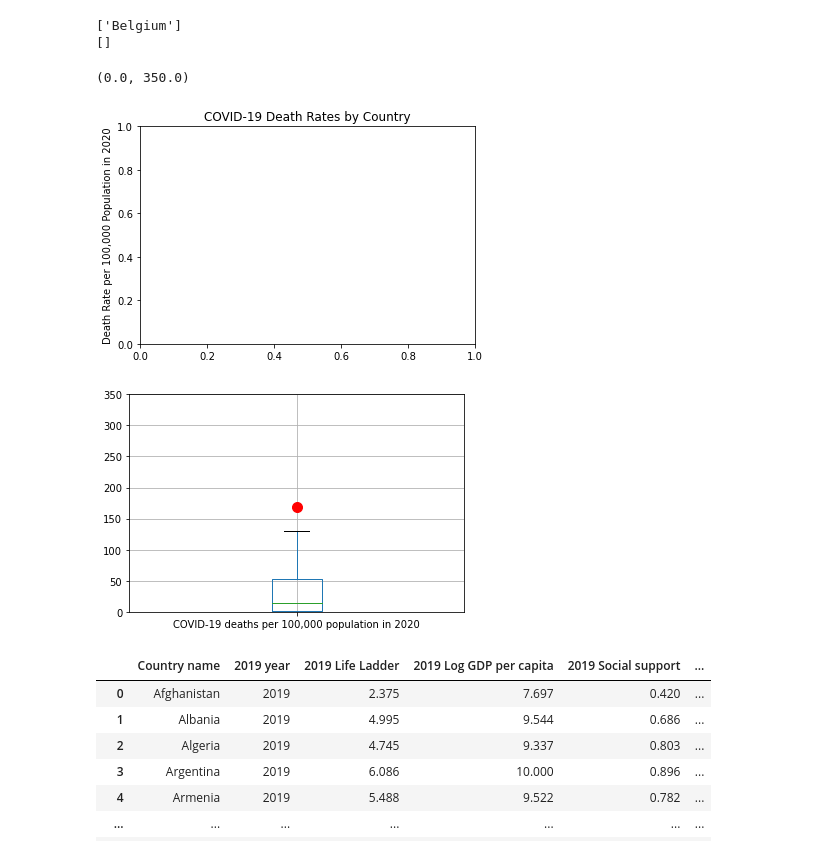
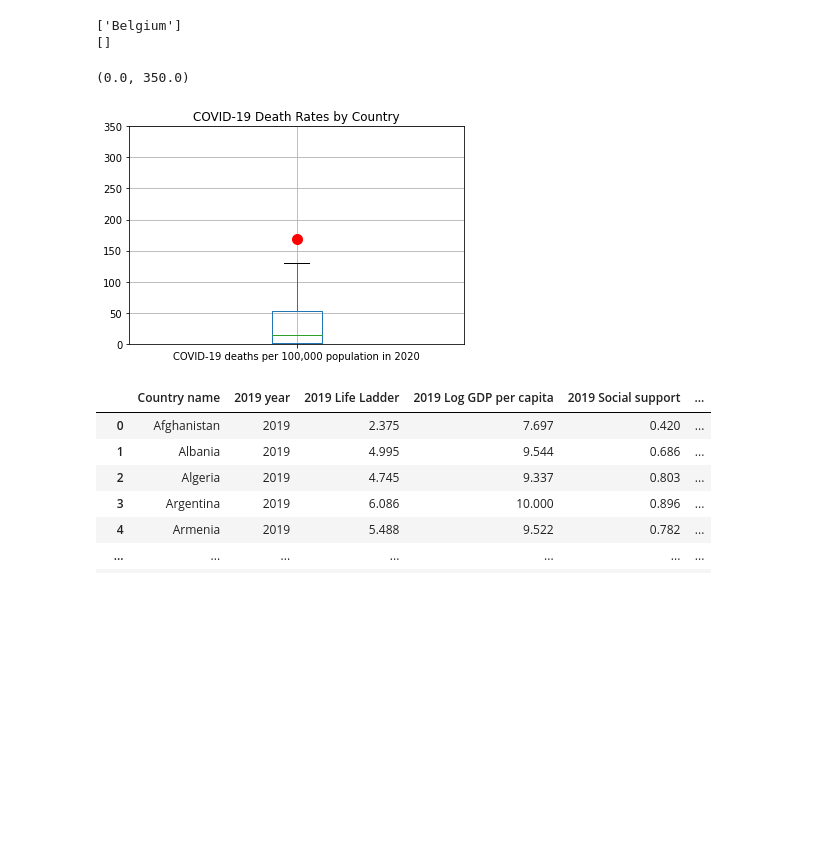
Before and after one commit to sydnipierce/butler-groupD-project1, a Jupyter notebook: Analysis/data_expl_cleansing.ipynb, the cells around one changed output. Drawn from its saved outputs; the diff is of its cells as text; code cells hidden in the pictures; blank space fills up the shorter version.

```diff
--- a/Analysis/data_expl_cleansing.ipynb
+++ b/Analysis/data_expl_cleansing.ipynb
@@ -299,21 +301,16 @@ print(excess_deaths_outliers)
 # %%
 # Make box and whisker plot of COVID-19 death rates to visualize quartiles and outliers
 # Format the appearance of outlier circles on the plot
 flierprops = dict(marker='o', markerfacecolor='red', markersize=10,
                   markeredgecolor='red')
 
 # Create the graph
-fig1, ax1 = plt.subplots()
-plt.figure()
-ax1.set_title('COVID-19 Death Rates by Country')
-ax1.set_ylabel('Death Rate per 100,000 Population in 2020')
-
 df.boxplot(["COVID-19 deaths per 100,000 population in 2020"], flierprops=flierprops)
+plt.title('COVID-19 Death Rates by Country')
 plt.ylim(0, 350)
 # %% [output]
 (0.0, 350.0)
-[figure, old version]
+[figure, new version]
-[figure, removed]
 # %%
 # Remove COVID-19 death rate outlier (Belgium) from df for new corr matrix
 death_rate_df = df.copy()
```
Also changed, not shown: parts of 12 cells of this notebook.
